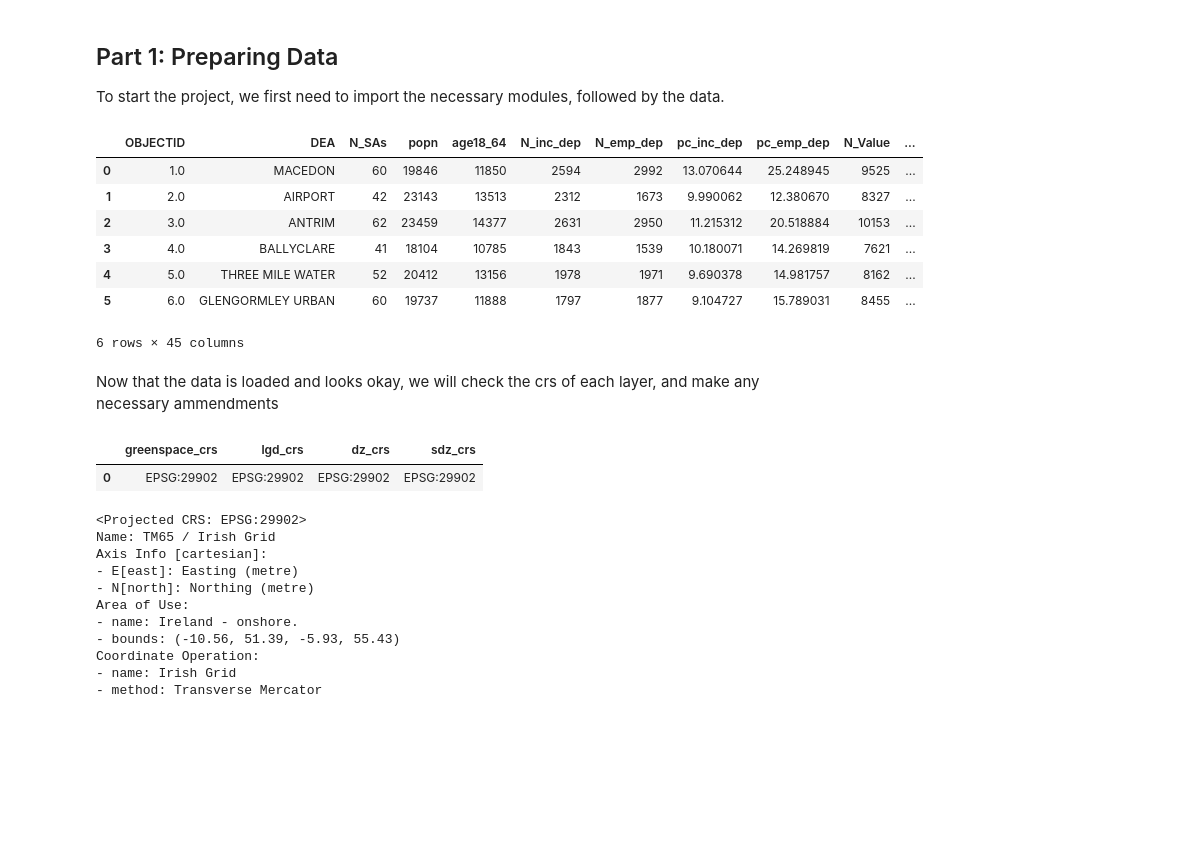
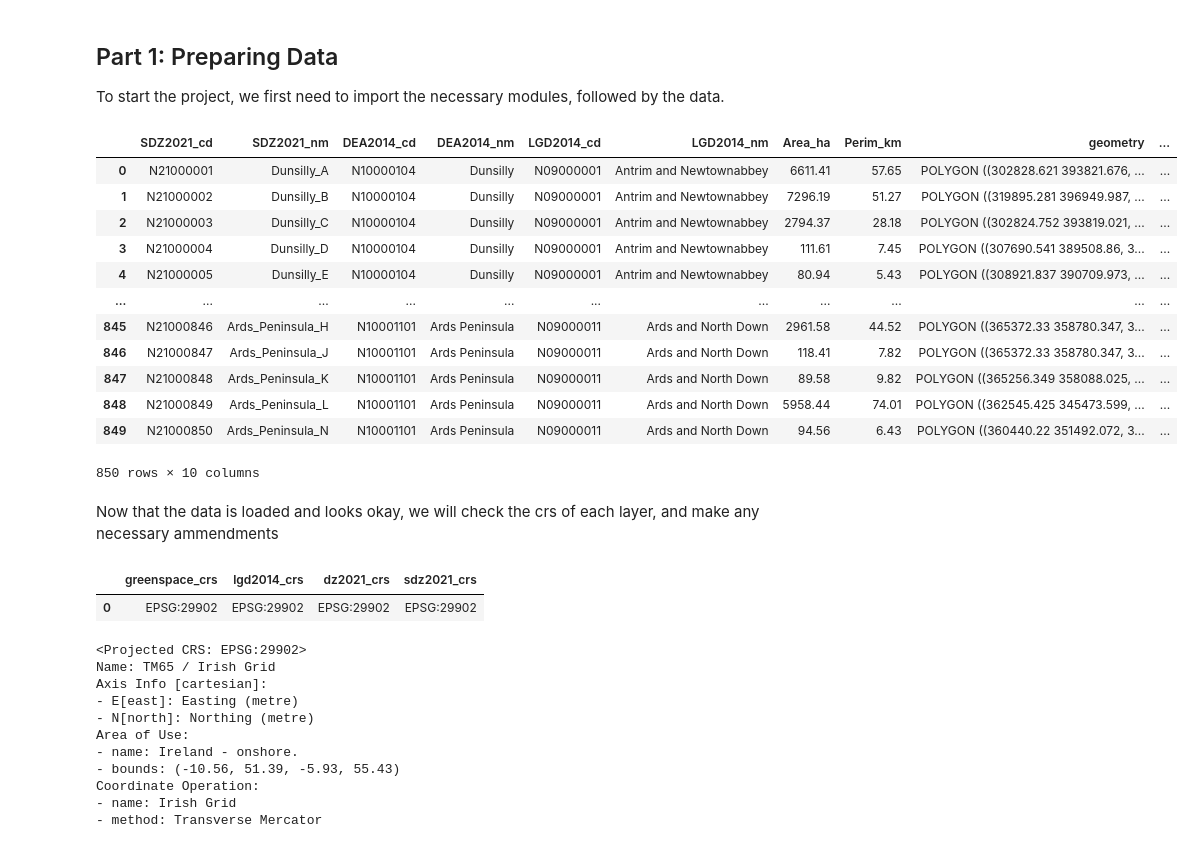
Before and after one commit to Beebop212/Greenspace_project722, a Jupyter notebook: project_notebook_draft.ipynb, the cells around one changed output. Cells and saved outputs as stored; diff of their text form; code cells hidden in the pictures; blank space fills up the shorter version.

```diff
--- a/project_notebook_draft.ipynb
+++ b/project_notebook_draft.ipynb
@@ -27,31 +27,36 @@ import cartopy.crs as ccrs
 # %%
 # Load and name the data layers
 greenspace = gpd.read_file(os.path.abspath('data_files/Greenspace_Phase2_06052022.shp'))
-lgd = gpd.read_file(os.path.abspath('data_files/LGD.shp'))
-dea = gpd.read_file(os.path.abspath('data_files/dea.shp'))
-dz = gpd.read_file(os.path.abspath('data_files/DZ2021.shp'))
-sdz = gpd.read_file(os.path.abspath('data_files/SDZ2021.shp'))
+lgd2014 = gpd.read_file(os.path.abspath('data_files/LGD2014.shp'))
+dea2014 = gpd.read_file(os.path.abspath('data_files/dea2014.shp'))
+dz2021 = gpd.read_file(os.path.abspath('data_files/DZ2021.shp'))
+sdz2021 = gpd.read_file(os.path.abspath('data_files/SDZ2021.shp'))
 # %%
 # View the first 5 rows of the greenspace data to check if it loaded in correctly
-dea.head(6)
+sdz2021
 # %% [output]
-|  | OBJECTID | DEA | N_SAs | popn | age18_64 | N_inc_dep | N_emp_dep | pc_inc_dep | pc_emp_dep | N_Value | ... |
-| 0 | 1.0 | MACEDON | 60 | 19846 | 11850 | 2594 | 2992 | 13.070644 | 25.248945 | 9525 | ... |
-| 1 | 2.0 | AIRPORT | 42 | 23143 | 13513 | 2312 | 1673 | 9.990062 | 12.380670 | 8327 | ... |
-| 2 | 3.0 | ANTRIM | 62 | 23459 | 14377 | 2631 | 2950 | 11.215312 | 20.518884 | 10153 | ... |
-| 3 | 4.0 | BALLYCLARE | 41 | 18104 | 10785 | 1843 | 1539 | 10.180071 | 14.269819 | 7621 | ... |
-| 4 | 5.0 | THREE MILE WATER | 52 | 20412 | 13156 | 1978 | 1971 | 9.690378 | 14.981757 | 8162 | ... |
-| 5 | 6.0 | GLENGORMLEY URBAN | 60 | 19737 | 11888 | 1797 | 1877 | 9.104727 | 15.789031 | 8455 | ... |
+|  | SDZ2021_cd | SDZ2021_nm | DEA2014_cd | DEA2014_nm | LGD2014_cd | LGD2014_nm | Area_ha | Perim_km | geometry | ... |
+| 0 | N21000001 | Dunsilly_A | N10000104 | Dunsilly | N09000001 | Antrim and Newtownabbey | 6611.41 | 57.65 | POLYGON ((302828.621 393821.676, ... | ... |
+| 1 | N21000002 | Dunsilly_B | N10000104 | Dunsilly | N09000001 | Antrim and Newtownabbey | 7296.19 | 51.27 | POLYGON ((319895.281 396949.987, ... | ... |
+| 2 | N21000003 | Dunsilly_C | N10000104 | Dunsilly | N09000001 | Antrim and Newtownabbey | 2794.37 | 28.18 | POLYGON ((302824.752 393819.021, ... | ... |
+| 3 | N21000004 | Dunsilly_D | N10000104 | Dunsilly | N09000001 | Antrim and Newtownabbey | 111.61 | 7.45 | POLYGON ((307690.541 389508.86, 3... | ... |
+| 4 | N21000005 | Dunsilly_E | N10000104 | Dunsilly | N09000001 | Antrim and Newtownabbey | 80.94 | 5.43 | POLYGON ((308921.837 390709.973, ... | ... |
+| ... | ... | ... | ... | ... | ... | ... | ... | ... | ... | ... |
+| 845 | N21000846 | Ards_Peninsula_H | N10001101 | Ards Peninsula | N09000011 | Ards and North Down | 2961.58 | 44.52 | POLYGON ((365372.33 358780.347, 3... | ... |
+| 846 | N21000847 | Ards_Peninsula_J | N10001101 | Ards Peninsula | N09000011 | Ards and North Down | 118.41 | 7.82 | POLYGON ((365372.33 358780.347, 3... | ... |
+| 847 | N21000848 | Ards_Peninsula_K | N10001101 | Ards Peninsula | N09000011 | Ards and North Down | 89.58 | 9.82 | POLYGON ((365256.349 358088.025, ... | ... |
+| 848 | N21000849 | Ards_Peninsula_L | N10001101 | Ards Peninsula | N09000011 | Ards and North Down | 5958.44 | 74.01 | POLYGON ((362545.425 345473.599, ... | ... |
+| 849 | N21000850 | Ards_Peninsula_N | N10001101 | Ards Peninsula | N09000011 | Ards and North Down | 94.56 | 6.43 | POLYGON ((360440.22 351492.072, 3... | ... |
-6 rows × 45 columns
+850 rows × 10 columns
 # %% [markdown]
 Now that the data is loaded and looks okay, we will check the crs of each layer, and make any necessary ammendments
 # %%
 # Check the crs of each layer
-layer_crs = {'greenspace_crs': [greenspace.crs], 'lgd_crs': [lgd.crs], 'dz_crs': [dz.crs], 'sdz_crs': [sdz.crs]}
+layer_crs = {'greenspace_crs': [greenspace.crs], 'lgd2014_crs': [lgd2014.crs], 'dz2021_crs': [dz2021.crs], 'sdz2021_crs': [sdz2021.crs]}
 crs_table = pd.DataFrame(data=layer_crs)
 crs_table
 # %% [output]
-|  | greenspace_crs | lgd_crs | dz_crs | sdz_crs |
+|  | greenspace_crs | lgd2014_crs | dz2021_crs | sdz2021_crs |
 | 0 | EPSG:29902 | EPSG:29902 | EPSG:29902 | EPSG:29902 |
 # %%
 ni_utm = ccrs.UTM(29) # create a Universal Transverse Mercator reference system to transform our data.
```
Also changed, not shown: parts of 19 cells of this notebook.
